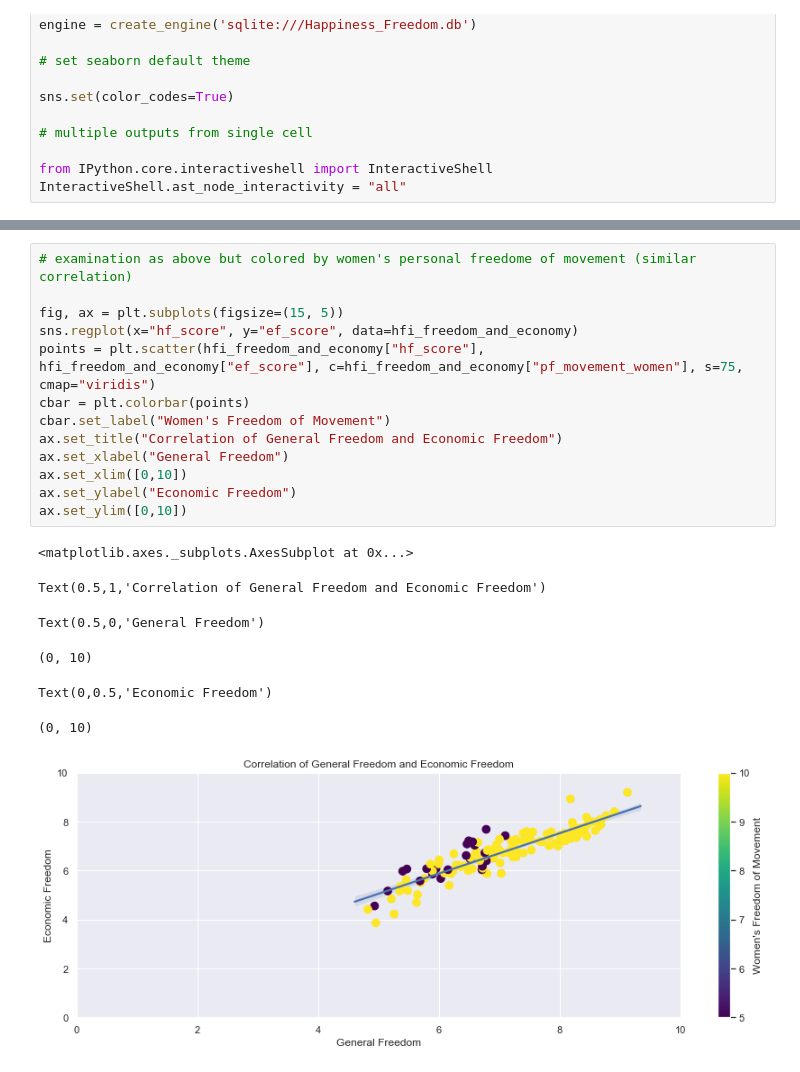
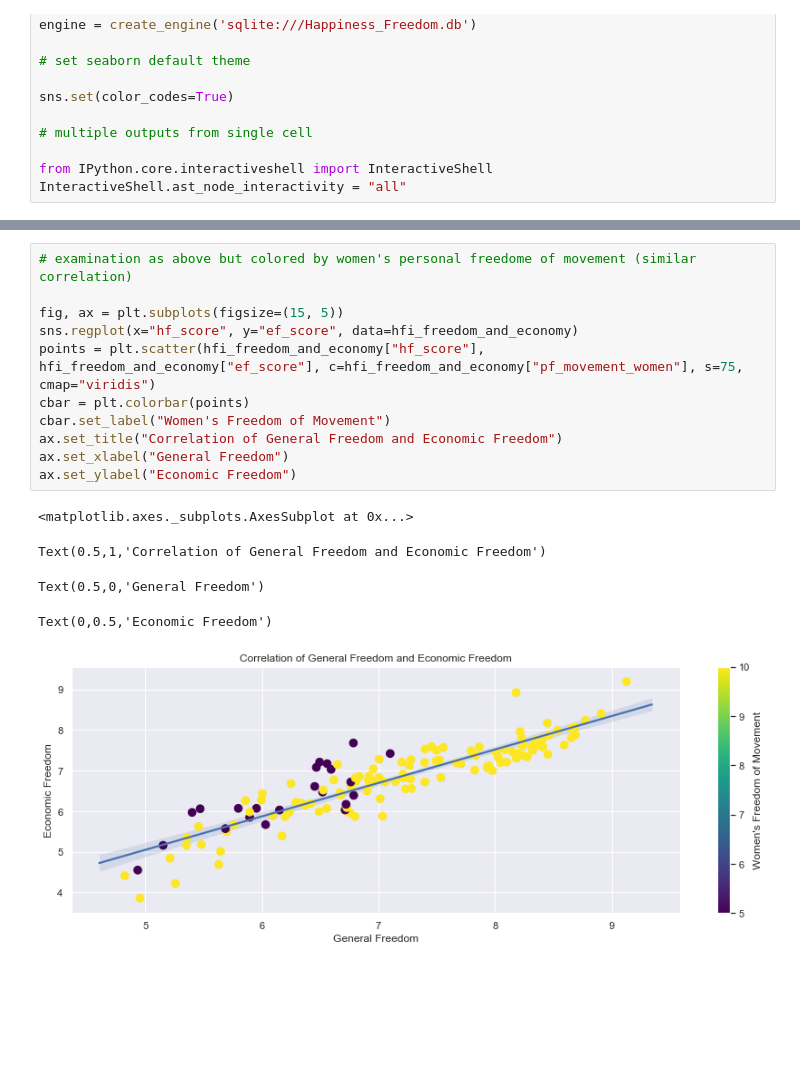
Before and after one commit to jbratcher/happiness_and_freedom, a Jupyter notebook: hfh_movement.ipynb, the cells around one changed output, grey strips where cells are left out. Cells and saved outputs as stored; diff of their text form; blank space fills up the shorter version.

```diff
--- a/hfh_movement.ipynb
+++ b/hfh_movement.ipynb
@@ -272,21 +213,17 @@ Text(0,0.5,'Economic Freedom')
 # %%
 # examination as above but colored by women's personal freedome of movement (similar correlation)
 
 fig, ax = plt.subplots(figsize=(15, 5))
 sns.regplot(x="hf_score", y="ef_score", data=hfi_freedom_and_economy)
 points = plt.scatter(hfi_freedom_and_economy["hf_score"], hfi_freedom_and_economy["ef_score"], c=hfi_freedom_and_economy["pf_movement_women"], s=75, cmap="viridis")
 cbar = plt.colorbar(points)
 cbar.set_label("Women's Freedom of Movement")
 ax.set_title("Correlation of General Freedom and Economic Freedom")
 ax.set_xlabel("General Freedom")
-ax.set_xlim([0,10])
 ax.set_ylabel("Economic Freedom")
-ax.set_ylim([0,10])
 # %% [output]
 <matplotlib.axes._subplots.AxesSubplot at 0x...>
 Text(0.5,1,'Correlation of General Freedom and Economic Freedom')
 Text(0.5,0,'General Freedom')
-(0, 10)
+Text(0,0.5,'Economic Freedom')
-Text(0,0.5,'Economic Freedom')
-(0, 10)
-[figure, old version]
+[figure, new version]
```
Also changed, not shown: parts of 15 cells of this notebook, 1 other file.
